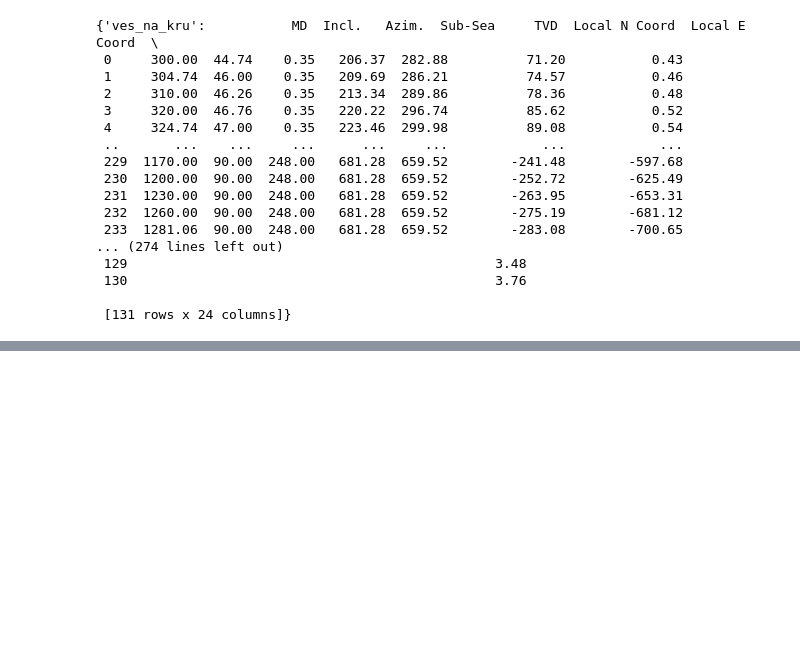
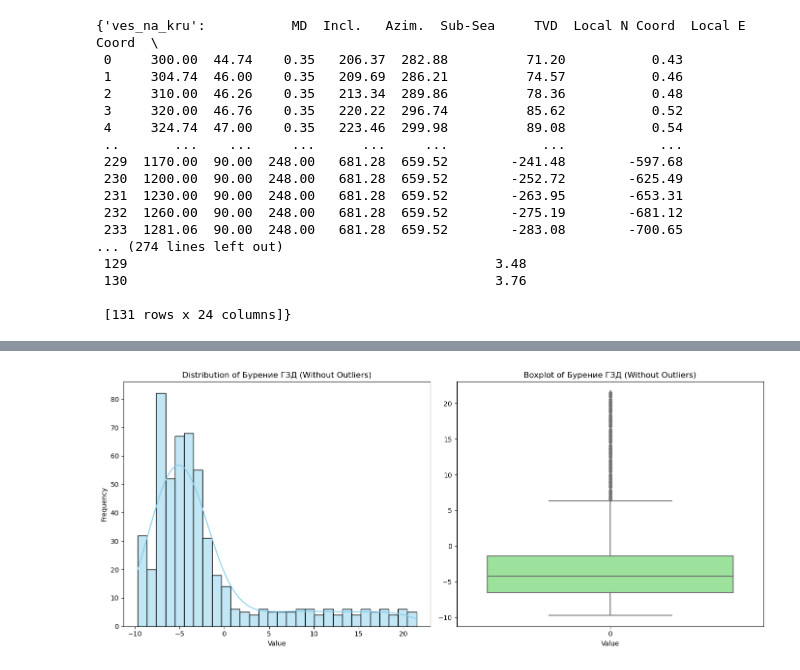
Before and after one commit to AssetKabdula/munai-models, a Jupyter notebook: code_experiment/Experiment4.ipynb, the cells around one changed output, grey strips where cells are left out. Cells and saved outputs as stored; diff of their text form; code cells hidden in the pictures; blank space fills up the shorter version.

```diff
--- a/code_experiment/Experiment4.ipynb
+++ b/code_experiment/Experiment4.ipynb
@@ -1063,0 +1205,29 @@ concatenated_wmape_df
+# %%
+# Removing outliers using the IQR method
+Q1 = df_combined['effect_na']['Бурение ГЗД'].quantile(0.25)
+Q3 = df_combined['effect_na']['Бурение ГЗД'].quantile(0.75)
+IQR = Q3 - Q1
+
+# Filtering out outliers
+data_filtered = df_combined['effect_na']['Бурение ГЗД'][(df_combined['effect_na']['Бурение ГЗД'] >= (Q1 - 1.5 * IQR)) & (df_combined['effect_na']['Бурение ГЗД'] <= (Q3 + 1.5 * IQR))]
+
+# Plotting the distribution and boxplot after removing outliers
+plt.figure(figsize=(14, 6))
+
+# Histogram
+plt.subplot(1, 2, 1)
+sns.histplot(data_filtered, bins=30, kde=True, color='skyblue')
+plt.title('Distribution of Бурение ГЗД (Without Outliers)')
+plt.xlabel('Value')
+plt.ylabel('Frequency')
+
+# Boxplot
+plt.subplot(1, 2, 2)
+sns.boxplot(data_filtered, color='lightgreen')
+plt.title('Boxplot of Бурение ГЗД (Without Outliers)')
+plt.xlabel('Value')
+
+plt.tight_layout()
+plt.show()
+# %% [output]
+[figure, added]
```
Also changed, not shown: parts of 28 cells of this notebook.
